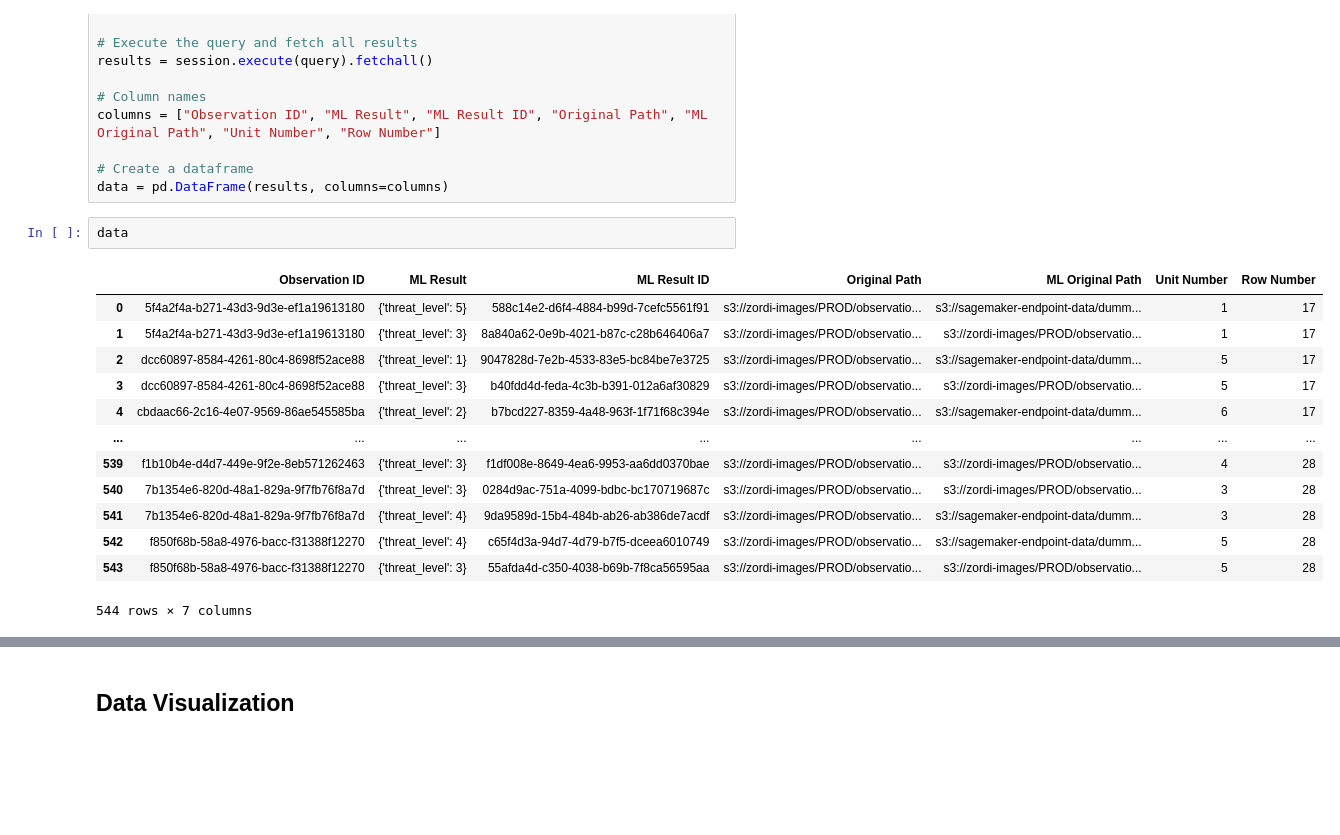
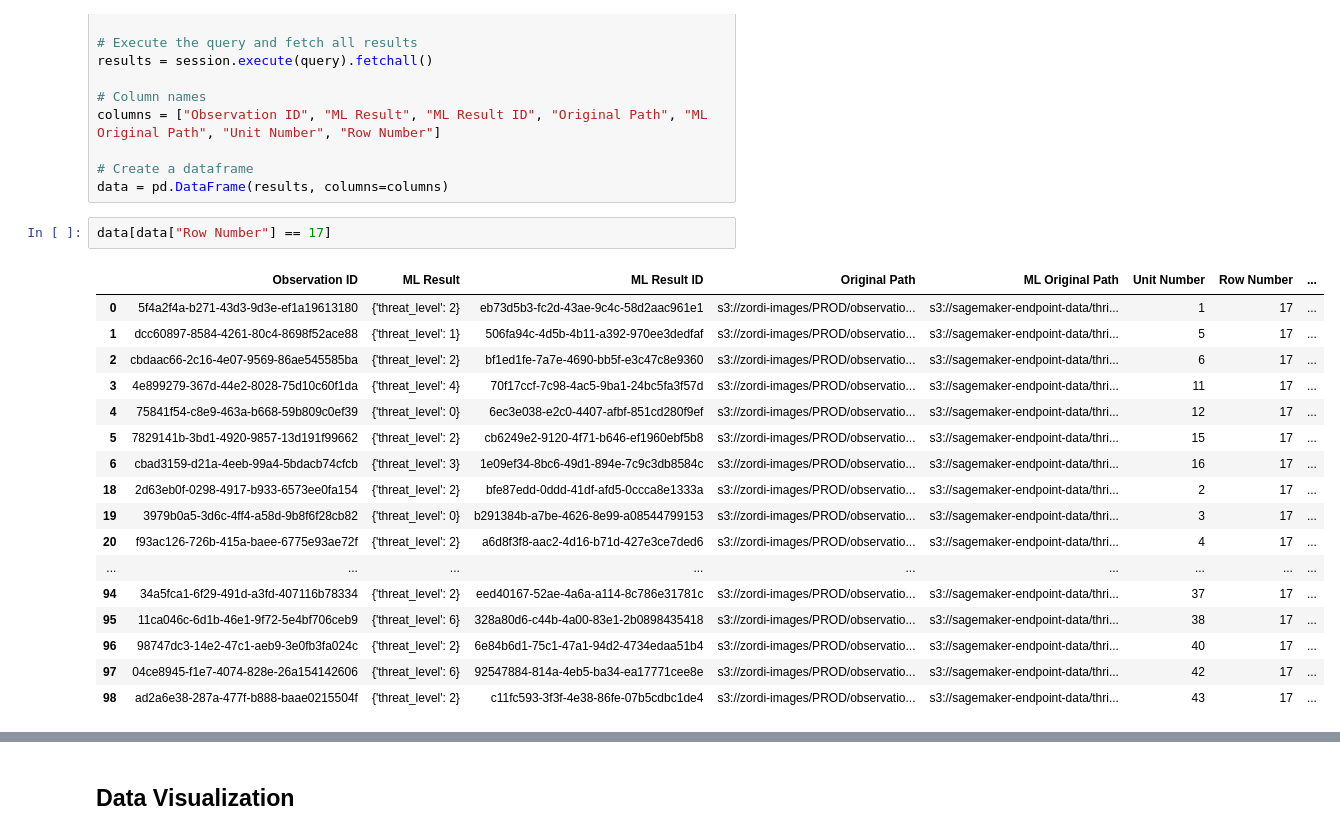
Before and after one commit to zordi-kevin/JupyterNotebooks, a Jupyter notebook: ThripsModelAnalysis/Thrips.ipynb, the cells around one changed output, grey strips where cells are left out. Cells and saved outputs as stored; diff of their text form; blank space fills up the shorter version.

Commit message:
real data!

```diff
--- a/ThripsModelAnalysis/Thrips.ipynb
+++ b/ThripsModelAnalysis/Thrips.ipynb
@@ -100,21 +102,25 @@ columns = ["Observation ID", "ML Result", "ML Result ID", "Original Path", "ML O
 # Create a dataframe
 data = pd.DataFrame(results, columns=columns)
 # %%
-data
+data[data["Row Number"] == 17]
 # %% [output]
-|  | Observation ID | ML Result | ML Result ID | Original Path | ML Original Path | Unit Number | Row Number |
-| 0 | 5f4a2f4a-b271-43d3-9d3e-ef1a19613180 | {'threat_level': 5} | 588c14e2-d6f4-4884-b99d-7cefc5561f91 | s3://zordi-images/PROD/observatio... | s3://sagemaker-endpoint-data/dumm... | 1 | 17 |
-| 1 | 5f4a2f4a-b271-43d3-9d3e-ef1a19613180 | {'threat_level': 3} | 8a840a62-0e9b-4021-b87c-c28b646406a7 | s3://zordi-images/PROD/observatio... | s3://zordi-images/PROD/observatio... | 1 | 17 |
-| 2 | dcc60897-8584-4261-80c4-8698f52ace88 | {'threat_level': 1} | 9047828d-7e2b-4533-83e5-bc84be7e3725 | s3://zordi-images/PROD/observatio... | s3://sagemaker-endpoint-data/dumm... | 5 | 17 |
-| 3 | dcc60897-8584-4261-80c4-8698f52ace88 | {'threat_level': 3} | b40fdd4d-feda-4c3b-b391-012a6af30829 | s3://zordi-images/PROD/observatio... | s3://zordi-images/PROD/observatio... | 5 | 17 |
-| 4 | cbdaac66-2c16-4e07-9569-86ae545585ba | {'threat_level': 2} | b7bcd227-8359-4a48-963f-1f71f68c394e | s3://zordi-images/PROD/observatio... | s3://sagemaker-endpoint-data/dumm... | 6 | 17 |
-| ... | ... | ... | ... | ... | ... | ... | ... |
-| 539 | f1b10b4e-d4d7-449e-9f2e-8eb571262463 | {'threat_level': 3} | f1df008e-8649-4ea6-9953-aa6dd0370bae | s3://zordi-images/PROD/observatio... | s3://zordi-images/PROD/observatio... | 4 | 28 |
-| 540 | 7b1354e6-820d-48a1-829a-9f7fb76f8a7d | {'threat_level': 3} | 0284d9ac-751a-4099-bdbc-bc170719687c | s3://zordi-images/PROD/observatio... | s3://zordi-images/PROD/observatio... | 3 | 28 |
-| 541 | 7b1354e6-820d-48a1-829a-9f7fb76f8a7d | {'threat_level': 4} | 9da9589d-15b4-484b-ab26-ab386de7acdf | s3://zordi-images/PROD/observatio... | s3://sagemaker-endpoint-data/dumm... | 3 | 28 |
-| 542 | f850f68b-58a8-4976-bacc-f31388f12270 | {'threat_level': 4} | c65f4d3a-94d7-4d79-b7f5-dceea6010749 | s3://zordi-images/PROD/observatio... | s3://sagemaker-endpoint-data/dumm... | 5 | 28 |
-| 543 | f850f68b-58a8-4976-bacc-f31388f12270 | {'threat_level': 3} | 55afda4d-c350-4038-b69b-7f8ca56595aa | s3://zordi-images/PROD/observatio... | s3://zordi-images/PROD/observatio... | 5 | 28 |
+|  | Observation ID | ML Result | ML Result ID | Original Path | ML Original Path | Unit Number | Row Number | ... |
+| 0 | 5f4a2f4a-b271-43d3-9d3e-ef1a19613180 | {'threat_level': 2} | eb73d5b3-fc2d-43ae-9c4c-58d2aac961e1 | s3://zordi-images/PROD/observatio... | s3://sagemaker-endpoint-data/thri... | 1 | 17 | ... |
+| 1 | dcc60897-8584-4261-80c4-8698f52ace88 | {'threat_level': 1} | 506fa94c-4d5b-4b11-a392-970ee3dedfaf | s3://zordi-images/PROD/observatio... | s3://sagemaker-endpoint-data/thri... | 5 | 17 | ... |
+| 2 | cbdaac66-2c16-4e07-9569-86ae545585ba | {'threat_level': 2} | bf1ed1fe-7a7e-4690-bb5f-e3c47c8e9360 | s3://zordi-images/PROD/observatio... | s3://sagemaker-endpoint-data/thri... | 6 | 17 | ... |
+| 3 | 4e899279-367d-44e2-8028-75d10c60f1da | {'threat_level': 4} | 70f17ccf-7c98-4ac5-9ba1-24bc5fa3f57d | s3://zordi-images/PROD/observatio... | s3://sagemaker-endpoint-data/thri... | 11 | 17 | ... |
+| 4 | 75841f54-c8e9-463a-b668-59b809c0ef39 | {'threat_level': 0} | 6ec3e038-e2c0-4407-afbf-851cd280f9ef | s3://zordi-images/PROD/observatio... | s3://sagemaker-endpoint-data/thri... | 12 | 17 | ... |
+| 5 | 7829141b-3bd1-4920-9857-13d191f99662 | {'threat_level': 2} | cb6249e2-9120-4f71-b646-ef1960ebf5b8 | s3://zordi-images/PROD/observatio... | s3://sagemaker-endpoint-data/thri... | 15 | 17 | ... |
+| 6 | cbad3159-d21a-4eeb-99a4-5bdacb74cfcb | {'threat_level': 3} | 1e09ef34-8bc6-49d1-894e-7c9c3db8584c | s3://zordi-images/PROD/observatio... | s3://sagemaker-endpoint-data/thri... | 16 | 17 | ... |
+| 18 | 2d63eb0f-0298-4917-b933-6573ee0fa154 | {'threat_level': 2} | bfe87edd-0ddd-41df-afd5-0ccca8e1333a | s3://zordi-images/PROD/observatio... | s3://sagemaker-endpoint-data/thri... | 2 | 17 | ... |
+| 19 | 3979b0a5-3d6c-4ff4-a58d-9b8f6f28cb82 | {'threat_level': 0} | b291384b-a7be-4626-8e99-a08544799153 | s3://zordi-images/PROD/observatio... | s3://sagemaker-endpoint-data/thri... | 3 | 17 | ... |
+| 20 | f93ac126-726b-415a-baee-6775e93ae72f | {'threat_level': 2} | a6d8f3f8-aac2-4d16-b71d-427e3ce7ded6 | s3://zordi-images/PROD/observatio... | s3://sagemaker-endpoint-data/thri... | 4 | 17 | ... |
+| ... | ... | ... | ... | ... | ... | ... | ... | ... |
+| 94 | 34a5fca1-6f29-491d-a3fd-407116b78334 | {'threat_level': 2} | eed40167-52ae-4a6a-a114-8c786e31781c | s3://zordi-images/PROD/observatio... | s3://sagemaker-endpoint-data/thri... | 37 | 17 | ... |
+| 95 | 11ca046c-6d1b-46e1-9f72-5e4bf706ceb9 | {'threat_level': 6} | 328a80d6-c44b-4a00-83e1-2b0898435418 | s3://zordi-images/PROD/observatio... | s3://sagemaker-endpoint-data/thri... | 38 | 17 | ... |
+| 96 | 98747dc3-14e2-47c1-aeb9-3e0fb3fa024c | {'threat_level': 2} | 6e84b6d1-75c1-47a1-94d2-4734edaa51b4 | s3://zordi-images/PROD/observatio... | s3://sagemaker-endpoint-data/thri... | 40 | 17 | ... |
+| 97 | 04ce8945-f1e7-4074-828e-26a154142606 | {'threat_level': 6} | 92547884-814a-4eb5-ba34-ea17771cee8e | s3://zordi-images/PROD/observatio... | s3://sagemaker-endpoint-data/thri... | 42 | 17 | ... |
+| 98 | ad2a6e38-287a-477f-b888-baae0215504f | {'threat_level': 2} | c11fc593-3f3f-4e38-86fe-07b5cdbc1de4 | s3://zordi-images/PROD/observatio... | s3://sagemaker-endpoint-data/thri... | 43 | 17 | ... |
-544 rows × 7 columns
 # %%
 # Functions to support displaying images from s3
 def split_s3_path(s3_path):
```
Also changed, not shown: parts of 11 cells of this notebook.
